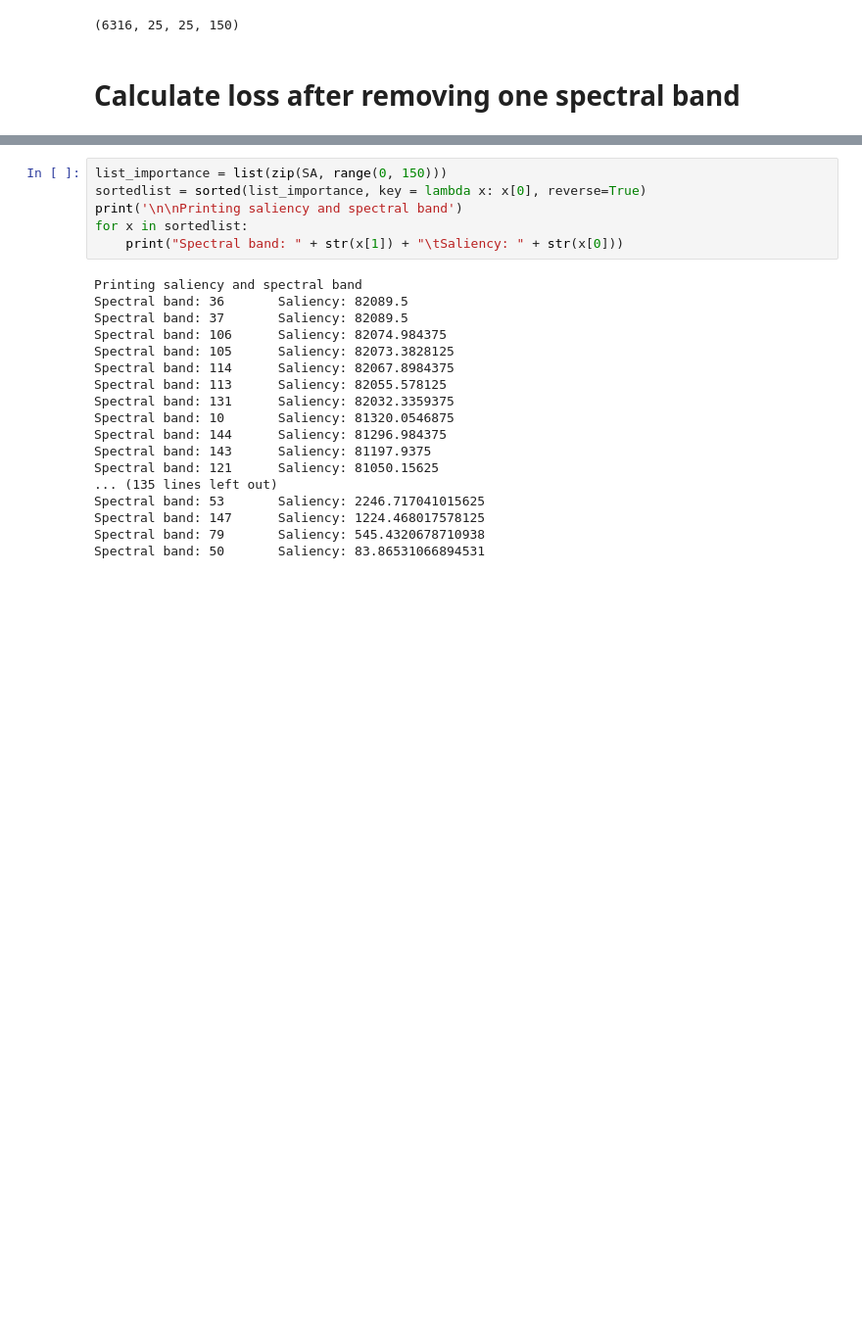
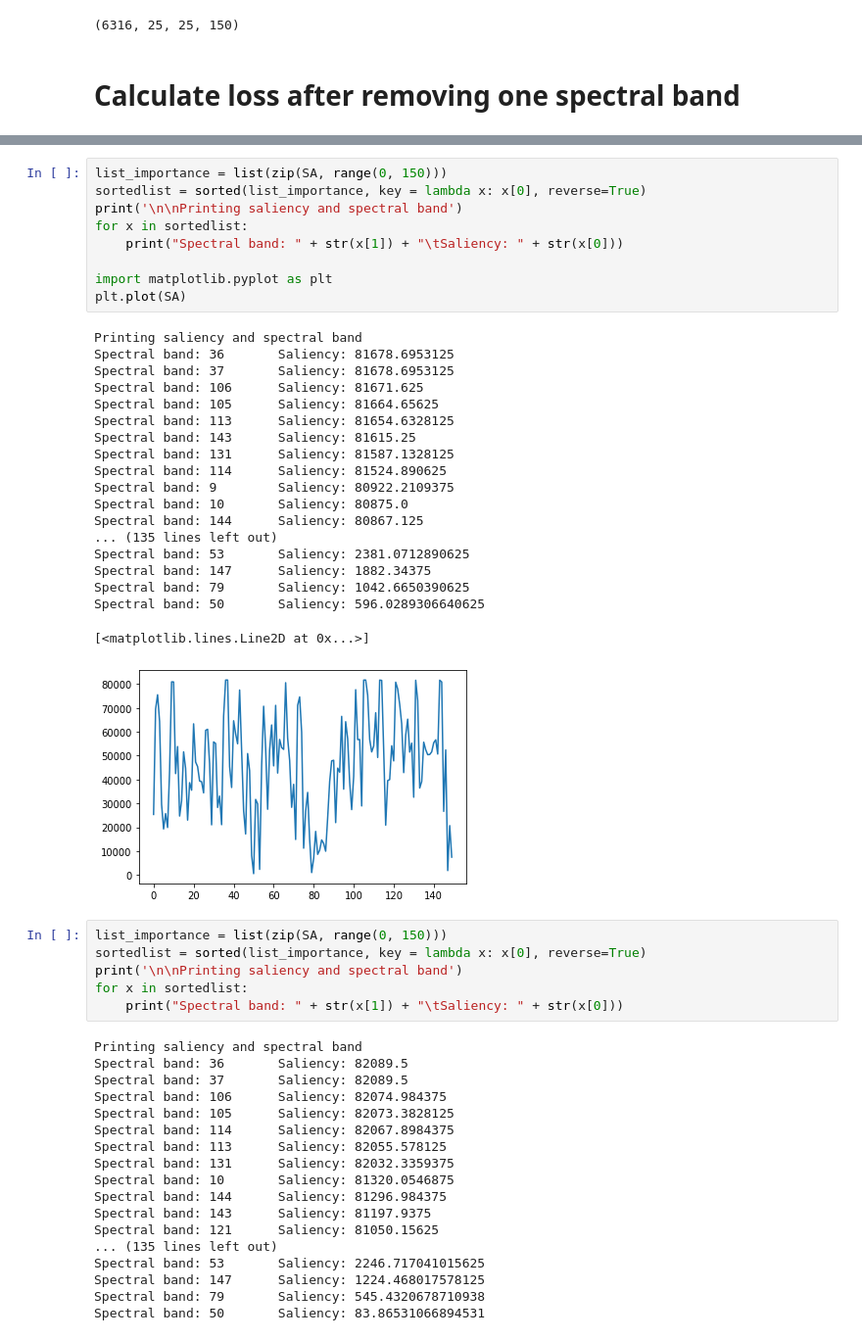
Before and after one commit to GiorgioMorales/CSCI547_HSIProject, a Jupyter notebook: Kochia/band_selection/HSI_channel_selection.ipynb, the cells around one changed output, grey strips where cells are left out. Shown at 98% size. Cells and saved outputs as stored; diff of their text form; blank space fills up the shorter version.

```diff
--- a/Kochia/band_selection/HSI_channel_selection.ipynb
+++ b/Kochia/band_selection/HSI_channel_selection.ipynb
@@ -174,3 +252,32 @@ for nchannel in range(0, train_x.shape[3]):
+# %%
+list_importance = list(zip(SA, range(0, 150)))
+sortedlist = sorted(list_importance, key = lambda x: x[0], reverse=True)
+print('\n\nPrinting saliency and spectral band')
+for x in sortedlist:
+    print("Spectral band: " + str(x[1]) + "\tSaliency: " + str(x[0]))
+
+import matplotlib.pyplot as plt
+plt.plot(SA)
+# %% [output]
+Printing saliency and spectral band
+Spectral band: 36       Saliency: 81678.6953125
+Spectral band: 37       Saliency: 81678.6953125
+Spectral band: 106      Saliency: 81671.625
+Spectral band: 105      Saliency: 81664.65625
+Spectral band: 113      Saliency: 81654.6328125
+Spectral band: 143      Saliency: 81615.25
+Spectral band: 131      Saliency: 81587.1328125
+Spectral band: 114      Saliency: 81524.890625
+Spectral band: 9        Saliency: 80922.2109375
+Spectral band: 10       Saliency: 80875.0
+Spectral band: 144      Saliency: 80867.125
+... (135 lines left out)
+Spectral band: 53       Saliency: 2381.0712890625
+Spectral band: 147      Saliency: 1882.34375
+Spectral band: 79       Saliency: 1042.6650390625
+Spectral band: 50       Saliency: 596.0289306640625
+[<matplotlib.lines.Line2D at 0x...>]
+[figure, added]
 # %%
 list_importance = list(zip(SA, range(0, 150)))
 sortedlist = sorted(list_importance, key = lambda x: x[0], reverse=True)
```
Also changed, not shown: parts of 6 cells of this notebook, 1 other file.
